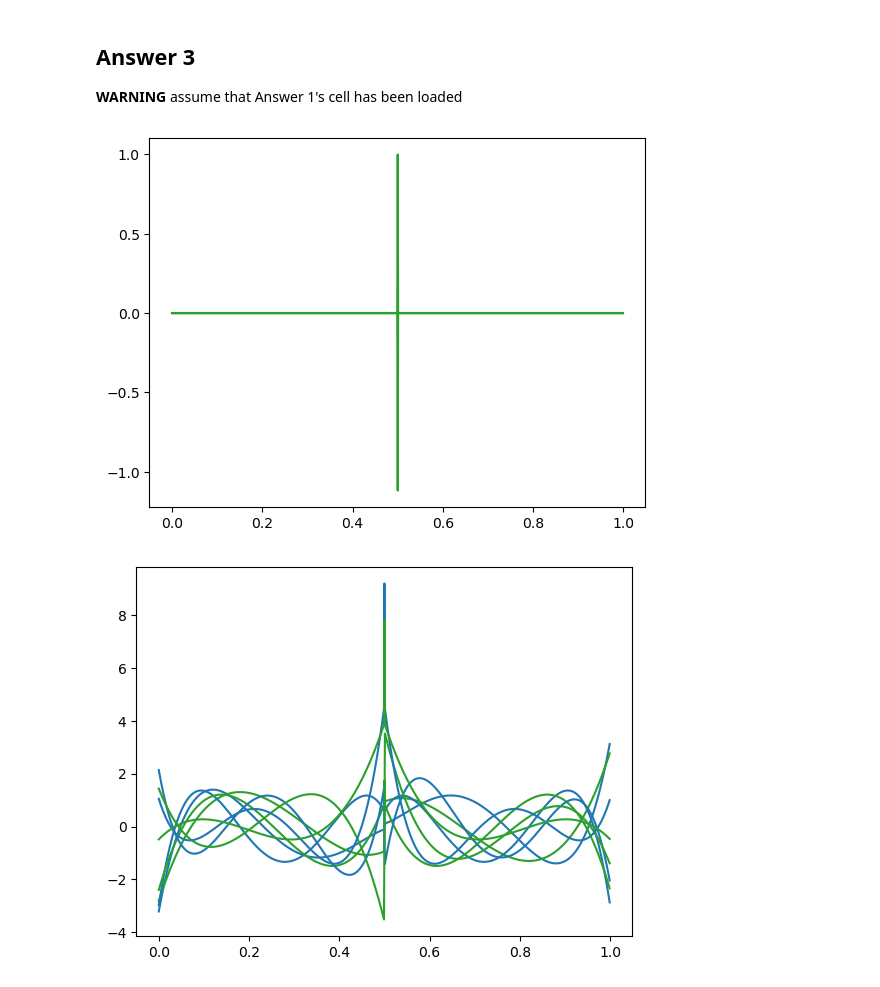
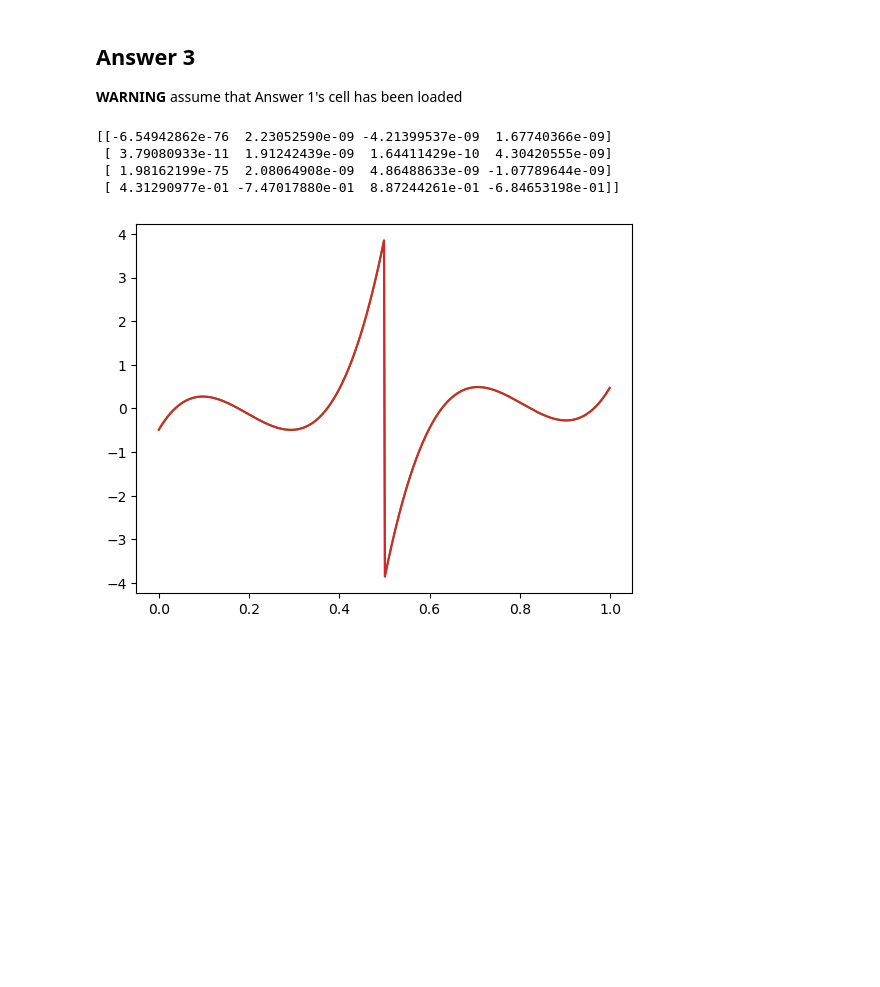
Before and after one commit to MRChemSoft/math-tutorial-NMQC, a Jupyter notebook: content/notebooks/solutions/Ex-4-solution.ipynb, the cells around one changed output. Drawn from its saved outputs; the diff is of its cells as text; code cells hidden in the pictures; blank space fills up the shorter version.

```diff
--- a/content/notebooks/solutions/Ex-4-solution.ipynb
+++ b/content/notebooks/solutions/Ex-4-solution.ipynb
@@ -192,56 +192,78 @@ legendre_k = LegendreBasis(order=n)
 scaling_basis = legendre_k.scaling
 wavelet_basis = legendre_k.wavelet
 
 x_vec = np.arange(0.0, 1.0, 0.001)
 npt = x_vec.size
 
 sf00_values = np.ndarray((n, npt))
 wv00_values = np.ndarray((n, npt))
 sf10_values = np.ndarray((n, npt))
 sf11_values = np.ndarray((n, npt))
+
 sf00 = [scaling_basis(n=0, l=0, i=ii) for ii in range(0, n)]
 sf10 = [scaling_basis(n=1, l=0, i=ii) for ii in range(0, n)]
 sf11 = [scaling_basis(n=1, l=1, i=ii) for ii in range(0, n)]
+wv00 = [wavelet_basis(n=0, l=0, i=ii) for ii in range(0, n)]
+
 for ii in range(0, n):
     sf00_values[ii,:] = [sf00[ii]([x]) for x in x_vec]
-    wv00_ii = wavelet_basis(n=0, l=0, i=ii)
-    wv00_values[ii,:] = [wv00_ii([x]) for x in x_vec]
+    wv00_values[ii,:] = [wv00[ii]([x]) for x in x_vec]
     sf10_values[ii,:] = [sf10[ii]([x]) for x in x_vec]
     sf11_values[ii,:] = [sf11[ii]([x]) for x in x_vec]
 
 # Something is off about VaMPYR:
 # - H1 is negative of MADNESS' H1
 # - more fine-grained phase differences in G matrices
-sf00_values_2sc = np.einsum("ij,jx->ix",H0,sf10_values) - np.einsum("ij,jx->ix",H1,sf11_values)
-wv00_values_2sc = np.einsum("ij,jx->ix",G0,sf10_values) + np.einsum("ij,jx->ix",G1,sf11_values)
+sf00_values_vampyr = np.einsum("ij,jx->ix",H0,sf10_values) - np.einsum("ij,jx->ix",H1,sf11_values)
+wv00_values_vampyr = np.einsum("ij,jx->ix",G0,sf10_values) - np.einsum("ij,jx->ix",G1,sf11_values)
 
-for ii in range(0, n):
-    plt.plot(x_vec, sf00_values_2sc[ii]-sf00_values[ii], "tab:green")
-plt.show()
+#for ii in range(0, n):
+#    plt.plot(x_vec, sf00_values_2sc[ii]-sf00_values[ii], "tab:green")
+#plt.show()
 
-for ii in range(0, n):
-    plt.plot(x_vec, wv00_values[ii], "tab:blue")
-    plt.plot(x_vec, wv00_values_2sc[ii], "tab:green")
-plt.show()
+#for ii in range(0, n):
+#    plt.plot(x_vec, wv00_values[ii], "tab:blue")
+#    plt.plot(x_vec, wv00_values_2sc[ii], "tab:green")
+#plt.show()
 
 # use MADNESS's two-scale coefficients
 if n == 4:
-    H0_mad =  [[0.70710678,   0.00000000,   0.00000000,   0.00000000], [-0.61237244,   0.35355339,   0.00000000,   0.00000000], [0.00000000,  -0.68465320,   0.17677670,   0.00000000], [0.23385359,   0.40504629,  -0.52291252,   0.08838835]]
-    H1_mad = [[0.70710678,  -0.00000000,   0.00000000,  -0.00000000], [0.61237244,   0.35355339,  -0.00000000,   0.00000000], [0.00000000,   0.68465320,   0.17677670,  -0.00000000], [-0.23385359,   0.40504629,   0.52291252,   0.08838835]]
-    G0_mad = [[0.00000000,   0.15339300,   0.59408853,  -0.35146751], [0.15430335,   0.26726124,   0.17251639,  -0.61237244], [0.00000000,   0.08786688,   0.34030695,   0.61357199], [0.21564549,   0.37350894,   0.44362213,   0.34232660]]
-    G1_mad = [[0.00000000,  -0.15339300,   0.59408853,   0.35146751], [-0.15430335,   0.26726124,  -0.17251639,  -0.61237244], [0.00000000,  -0.08786688,   0.34030695,  -0.61357199], [-0.21564549,   0.37350894,  -0.44362213,   0.34232660]]
+#if False:
+    H0_mad =  [[0.70710678,   0.00000000,   0.00000000,   0.00000000],
+               [-0.61237244,   0.35355339,   0.00000000,   0.00000000],
+               [0.00000000,  -0.68465320,   0.17677670,   0.00000000],
+               [0.23385359,   0.40504629,  -0.52291252,   0.08838835]]
+    H1_mad = [[0.70710678,  -0.00000000,   0.00000000,  -0.00000000],
+              [0.61237244,   0.35355339,  -0.00000000,   0.00000000],
+              [0.00000000,   0.68465320,   0.17677670,  -0.00000000],
+              [-0.23385359,   0.40504629,   0.52291252,   0.08838835]]
+    G0_mad = [[0.00000000,   0.15339300,   0.59408853,  -0.35146751],
+              [0.15430335,   0.26726124,   0.17251639,  -0.61237244],
+              [0.00000000,   0.08786688,   0.34030695,   0.61357199],
+              [0.21564549,   0.37350894,   0.44362213,   0.34232660]]
+    G1_mad = [[0.00000000,  -0.15339300,   0.59408853,   0.35146751],
+              [-0.15430335,   0.26726124,  -0.17251639,  -0.61237244],
+              [0.00000000,  -0.08786688,   0.34030695,  -0.61357199],
+              [-0.21564549,   0.37350894,  -0.44362213,   0.34232660]]
+    print(G1 - G1_mad)
 
-    sf00_values_2sc = np.einsum("ij,jx->ix",H0_mad,sf10_values) + np.einsum("ij,jx->ix",H1_mad,sf11_values)
-    wv00_values_2sc = np.einsum("ij,jx->ix",G0_mad,sf10_values) + np.einsum("ij,jx->ix",G1_mad,sf11_values)
 
-    for ii in range(0, n):
-        plt.plot(x_vec, sf00_values_2sc[ii]-sf00_values[ii], "tab:green")
-    plt.show()
+    sf00_values_madness = np.einsum("ij,jx->ix",H0_mad,sf10_values) + np.einsum("ij,jx->ix",H1_mad,sf11_values)
+    wv00_values_madness = np.einsum("ij,jx->ix",G0_mad,sf10_values) + np.einsum("ij,jx->ix",G1_mad,sf11_values)
 
-    # VaMPYR wavelet basis seems buggy, so print out wavelets obtained using MADNESS
-    for ii in range(0, n):
-        plt.plot(x_vec, wv00_values_2sc[ii], "tab:blue")
-    plt.show()
+    plt.plot(x_vec, wv00_values_vampyr[3], "tab:green")
+    plt.plot(x_vec, wv00_values_madness[3], "tab:red")
+#    for ii in range(0, n):
+#        plt.plot(x_vec, sf00_values_2sc[ii]-sf00_values[ii], "tab:green")
+#    plt.show()
+#
+#    # VaMPYR wavelet basis seems buggy, so print out wavelets obtained using MADNESS
+#    for ii in range(0, n):
+#        plt.plot(x_vec, wv00_values_2sc[ii], "tab:blue")
+#    plt.show()
 # %% [output]
+[[-6.54942862e-76  2.23052590e-09 -4.21399537e-09  1.67740366e-09]
+ [ 3.79080933e-11  1.91242439e-09  1.64411429e-10  4.30420555e-09]
+ [ 1.98162199e-75  2.08064908e-09  4.86488633e-09 -1.07789644e-09]
+ [ 4.31290977e-01 -7.47017880e-01  8.87244261e-01 -6.84653198e-01]]
-[figure, old version]
+[figure, new version]
-[figure, removed]
```
Also changed, not shown: parts of 3 cells of this notebook.
